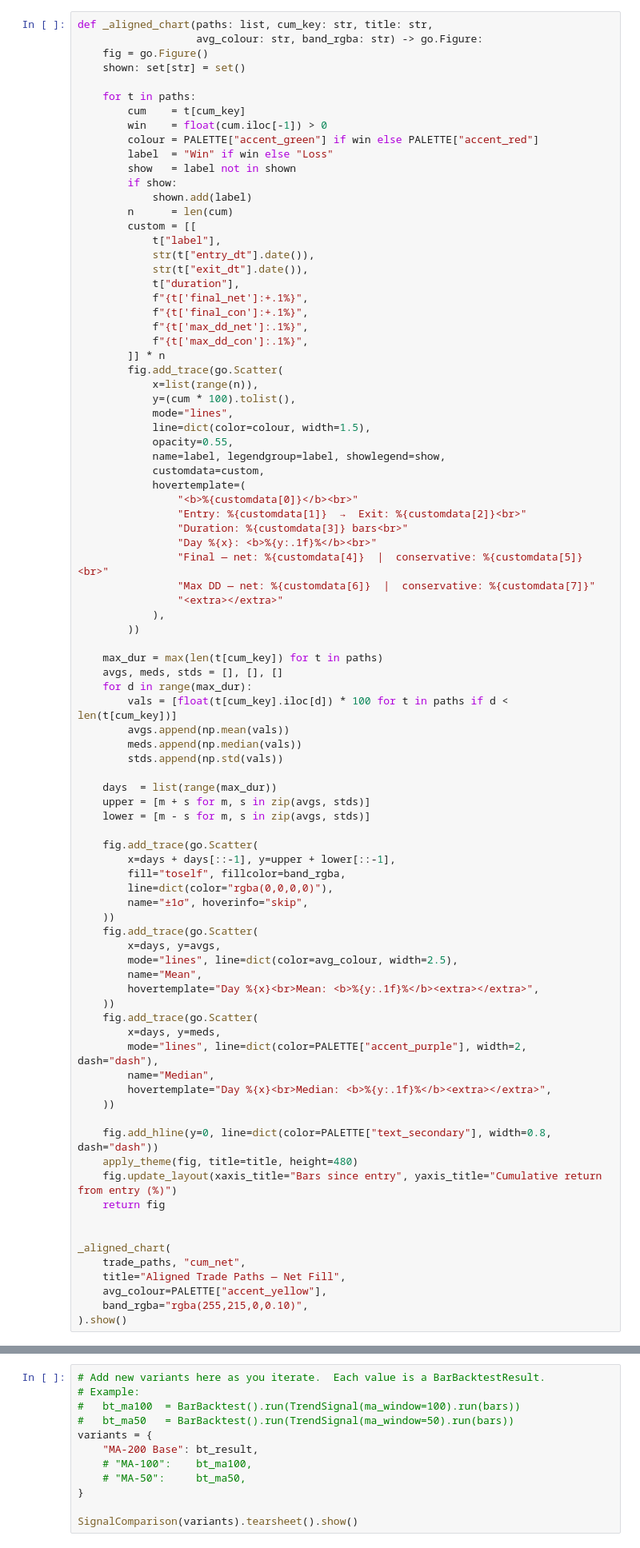
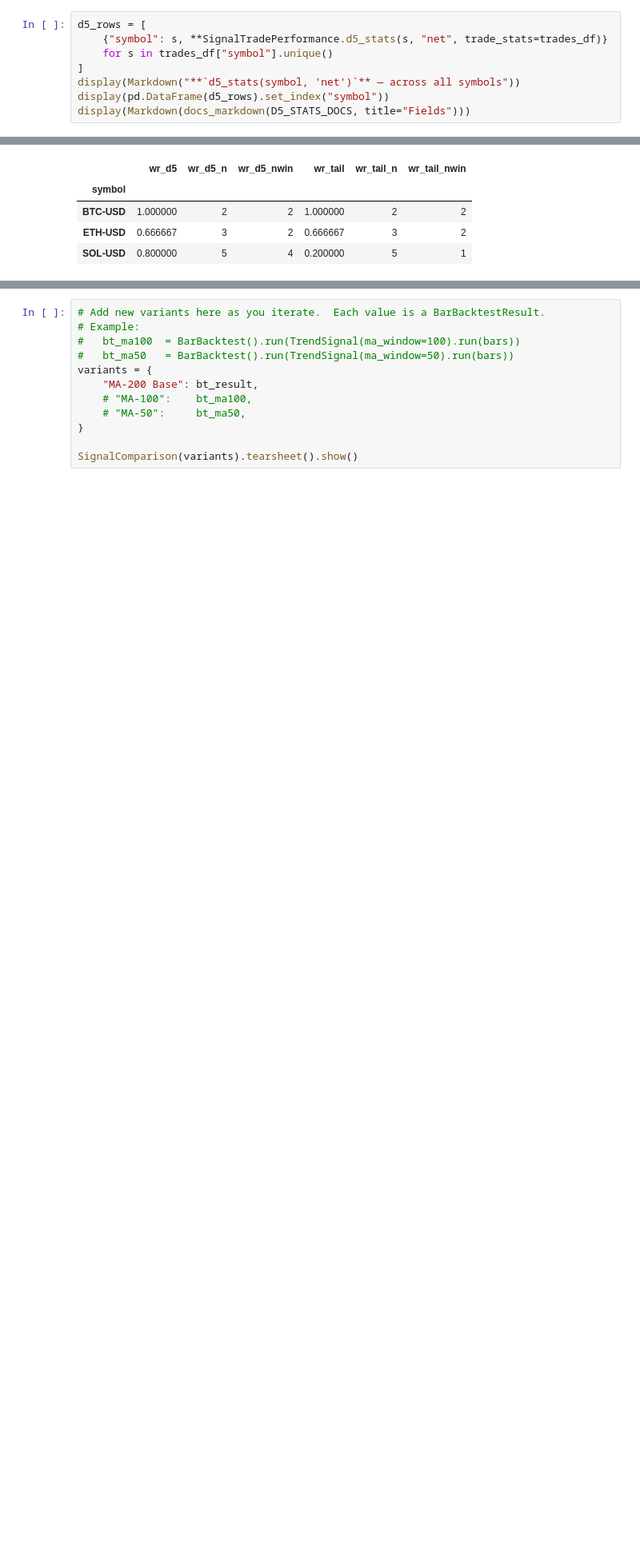
Before and after one commit to EyesunD/project-hail-mary, a Jupyter notebook: notebooks/examples/04_signal_quality.ipynb, the cells around one changed output, grey strips where cells are left out. Shown at 80% size. Saved outputs shown, nothing was run; the diff lists cells and outputs as text; blank space fills up the shorter version.

```diff
--- a/notebooks/examples/04_signal_quality.ipynb
+++ b/notebooks/examples/04_signal_quality.ipynb
@@ -356,87 +254,9 @@ print(f"{len(trade_paths)} trades  |  {len(set(p['sym'] for p in trade_paths))}
 # %%
-def _aligned_chart(paths: list, cum_key: str, title: str,
-                   avg_colour: str, band_rgba: str) -> go.Figure:
-    fig = go.Figure()
-    shown: set[str] = set()
-
-    for t in paths:
-        cum    = t[cum_key]
-        win    = float(cum.iloc[-1]) > 0
-        colour = PALETTE["accent_green"] if win else PALETTE["accent_red"]
-        label  = "Win" if win else "Loss"
-        show   = label not in shown
-        if show:
-            shown.add(label)
-        n      = len(cum)
-        custom = [[
-            t["label"],
-            str(t["entry_dt"].date()),
-            str(t["exit_dt"].date()),
-            t["duration"],
-            f"{t['final_net']:+.1%}",
-            f"{t['final_con']:+.1%}",
-            f"{t['max_dd_net']:.1%}",
-            f"{t['max_dd_con']:.1%}",
-        ]] * n
-        fig.add_trace(go.Scatter(
-            x=list(range(n)),
-            y=(cum * 100).tolist(),
-            mode="lines",
-            line=dict(color=colour, width=1.5),
-            opacity=0.55,
-            name=label, legendgroup=label, showlegend=show,
-            customdata=custom,
-            hovertemplate=(
-                "<b>%{customdata[0]}</b><br>"
-                "Entry: %{customdata[1]}  →  Exit: %{customdata[2]}<br>"
-                "Duration: %{customdata[3]} bars<br>"
-                "Day %{x}: <b>%{y:.1f}%</b><br>"
-                "Final — net: %{customdata[4]}  |  conservative: %{customdata[5]}<br>"
-                "Max DD — net: %{customdata[6]}  |  conservative: %{customdata[7]}"
-                "<extra></extra>"
-            ),
-        ))
-
-    max_dur = max(len(t[cum_key]) for t in paths)
-    avgs, meds, stds = [], [], []
-    for d in range(max_dur):
-        vals = [float(t[cum_key].iloc[d]) * 100 for t in paths if d < len(t[cum_key])]
-        avgs.append(np.mean(vals))
-        meds.append(np.median(vals))
-        stds.append(np.std(vals))
-
-    days  = list(range(max_dur))
-    upper = [m + s for m, s in zip(avgs, stds)]
-    lower = [m - s for m, s in zip(avgs, stds)]
-
-    fig.add_trace(go.Scatter(
-        x=days + days[::-1], y=upper + lower[::-1],
-        fill="toself", fillcolor=band_rgba,
-        line=dict(color="rgba(0,0,0,0)"),
-        name="±1σ", hoverinfo="skip",
-    ))
-    fig.add_trace(go.Scatter(
-        x=days, y=avgs,
-        mode="lines", line=dict(color=avg_colour, width=2.5),
-        name="Mean",
-        hovertemplate="Day %{x}<br>Mean: <b>%{y:.1f}%</b><extra></extra>",
-    ))
-    fig.add_trace(go.Scatter(
-        x=days, y=meds,
-        mode="lines", line=dict(color=PALETTE["accent_purple"], width=2, dash="dash"),
-        name="Median",
-        hovertemplate="Day %{x}<br>Median: <b>%{y:.1f}%</b><extra></extra>",
-    ))
-
-    fig.add_hline(y=0, line=dict(color=PALETTE["text_secondary"], width=0.8, dash="dash"))
-    apply_theme(fig, title=title, height=480)
-    fig.update_layout(xaxis_title="Bars since entry", yaxis_title="Cumulative return from entry (%)")
-    return fig
-
-
-_aligned_chart(
-    trade_paths, "cum_net",
-    title="Aligned Trade Paths — Net Fill",
-    avg_colour=PALETTE["accent_yellow"],
-    band_rgba="rgba(255,215,0,0.10)",
-).show()
+d5_rows = [
+    {"symbol": s, **SignalTradePerformance.d5_stats(s, "net", trade_stats=trades_df)}
+    for s in trades_df["symbol"].unique()
+]
+display(Markdown("**`d5_stats(symbol, 'net')`** — across all symbols"))
+display(pd.DataFrame(d5_rows).set_index("symbol"))
+display(Markdown(docs_markdown(D5_STATS_DOCS, title="Fields")))
+# %% [output]
@@ -442,0 +264,5 @@ _aligned_chart(
+|  | wr_d5 | wr_d5_n | wr_d5_nwin | wr_tail | wr_tail_n | wr_tail_nwin |
+| symbol |  |  |  |  |  |  |
+| BTC-USD | 1.000000 | 2 | 2 | 1.000000 | 2 | 2 |
+| ETH-USD | 0.666667 | 3 | 2 | 0.666667 | 3 | 2 |
+| SOL-USD | 0.800000 | 5 | 4 | 0.200000 | 5 | 1 |
```
Also changed, not shown: parts of 26 cells of this notebook, 6 other files.
